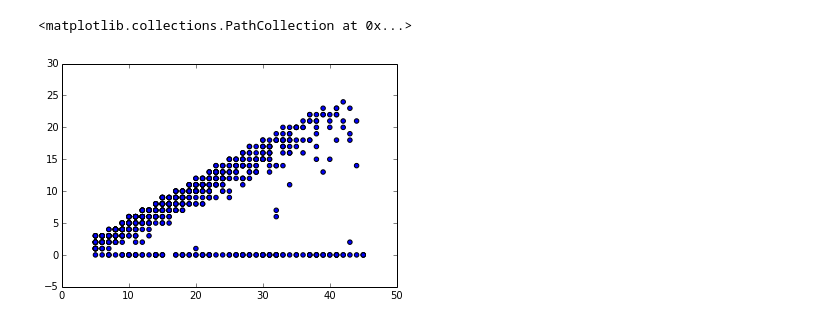
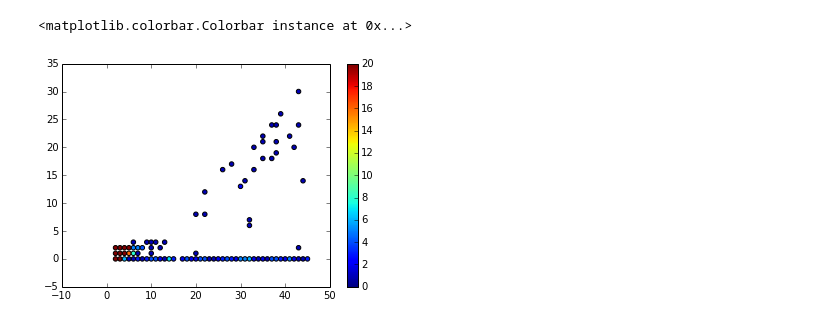
Before and after one commit to maubar/biotico-tools, a Jupyter notebook: ipython_nb/visualize_merged_paired_ends.ipynb, the cells around one changed output. Saved outputs shown, nothing was run; the diff lists cells and outputs as text; code cells hidden in the pictures.

Commit message:
Added more plots to visualize accuracy of pair merging

```diff
--- a/ipython_nb/visualize_merged_paired_ends.ipynb
+++ b/ipython_nb/visualize_merged_paired_ends.ipynb
@@ -7,7 +7,7 @@ import itertools
 r1_file = "R1.fa"
 r2_file = "R2.fa"
 
-merged_file = "pandaseq_1000seqs/panda_max45min5.fa"
+merged_file = "pandaseq_1000seqs/panda_rdp_maxovlp45.fa"
 
 HEADER=0
 SEQ=1
@@ -105,4 +106,10 @@ from scipy.interpolate import interp1d
+# %%
+#If data points are few , calculate density of each point manually
+density = defaultdict(int)
+for l,p,m in align_stats:
+    density[(l,p,m)] += 1
 # %%
-align_len_np = np.array([x[0] for x in align_stats])
-pct_id_np =np.array([x[1] for x in align_stats])
-mismatch_np = np.array([x[2] for x in align_stats])
+align_len_np = np.array([x[0] for x in density])
+pct_id_np =np.array([x[1] for x in density])
+mismatch_np = np.array([x[2] for x in density])
+density_np = np.array( [density[x] for x in density] )
@@ -124,5 +122,6 @@ plt.scatter( align_len_np , pct_id_np )
 # %%
-plt.scatter( align_len_np, mismatch_np)
+plt.scatter( align_len_np , mismatch_np ,c=density_np,vmin=0,vmax=20)
+plt.colorbar()
 # %% [output]
-<matplotlib.collections.PathCollection at 0x...>
+<matplotlib.colorbar.Colorbar instance at 0x...>
-[figure, old version]
+[figure, new version]
```
Also changed, not shown: parts of 10 cells of this notebook.
